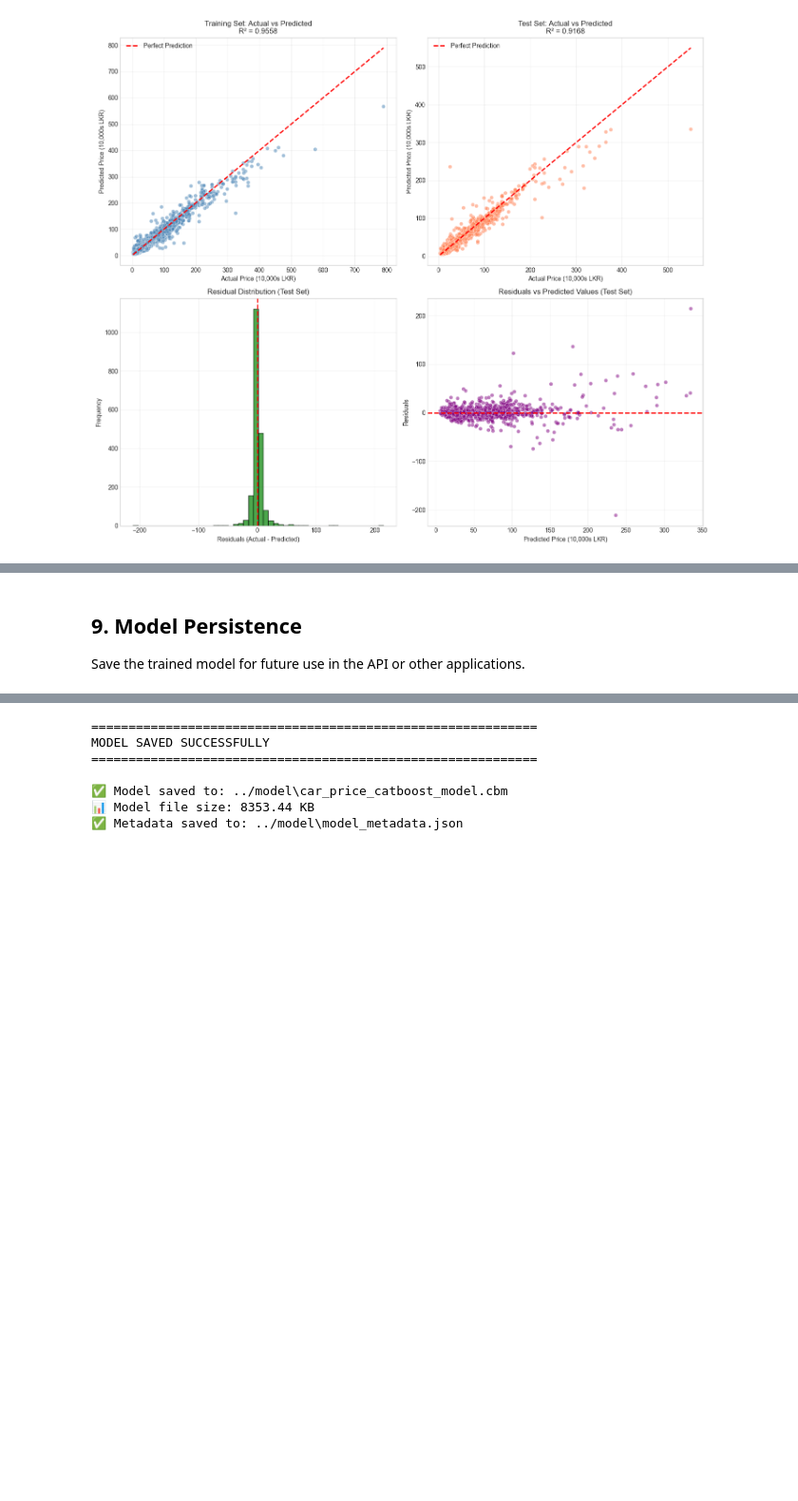
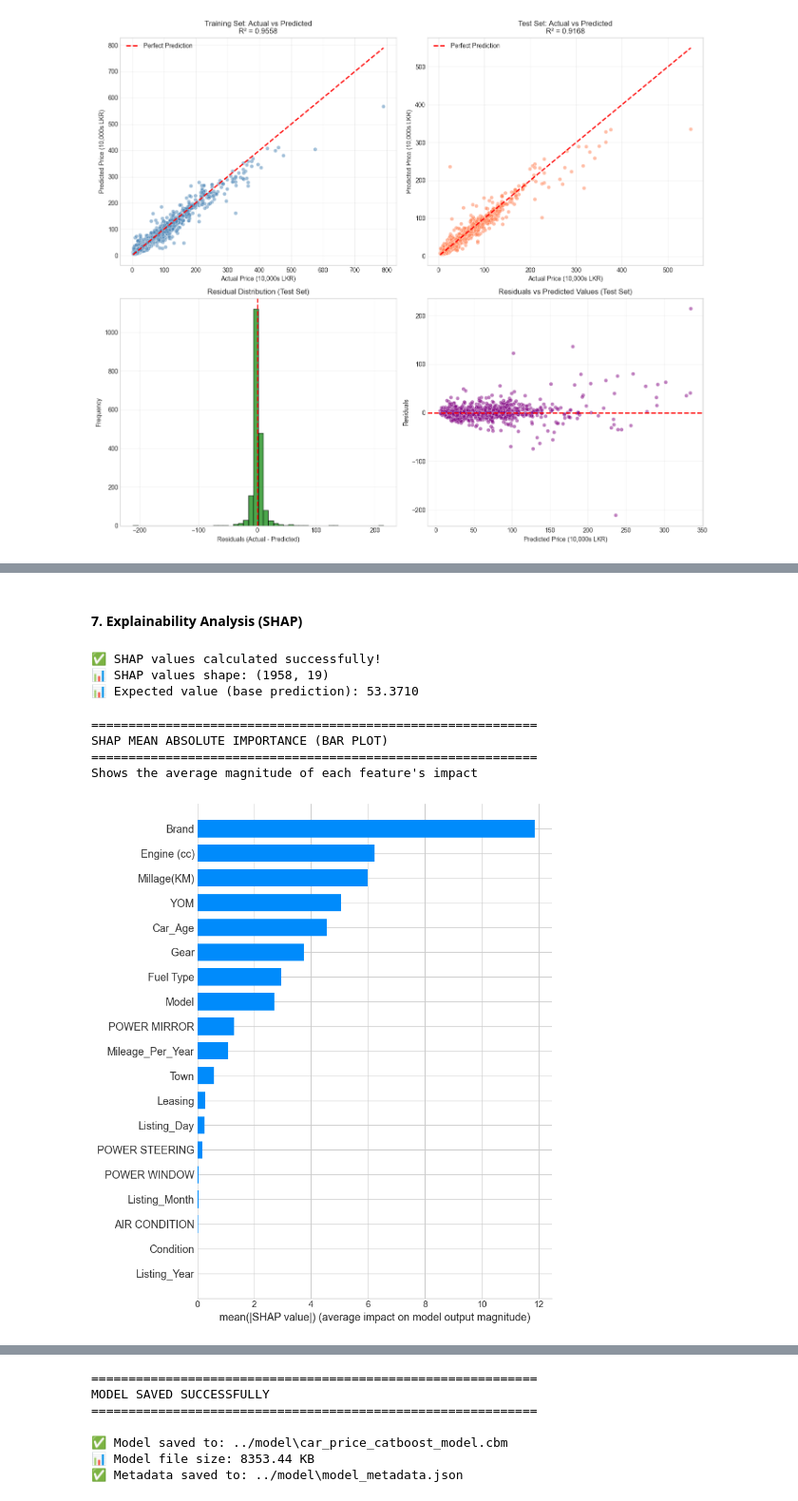
Before and after one commit to Dhammika-Mahendra/AutoMetric, a Jupyter notebook: scripts/notebook.ipynb, the cells around one changed output, grey strips where cells are left out. Shown at 95% size. Saved outputs shown, nothing was run; the diff lists cells and outputs as text; code cells hidden in the pictures; blank space fills up the shorter version.

Commit message:
add SHAP xAI

```diff
--- a/scripts/notebook.ipynb
+++ b/scripts/notebook.ipynb
@@ -159,14 +48,3 @@ df_processed = df.copy()
 categorical_cols = df_processed.select_dtypes(include=['object']).columns.tolist()
 numerical_cols = df_processed.select_dtypes(include=['int64', 'float64']).columns.tolist()
 numerical_cols.remove('Price')  # Remove target variable
-
-print("=" * 60)
-print("COLUMN CLASSIFICATION")
-print("=" * 60)
-print(f"\n📊 Categorical Columns ({len(categorical_cols)}):")
-for col in categorical_cols:
-    print(f"   • {col}: {df_processed[col].nunique()} unique values")
-
-print(f"\n📊 Numerical Columns ({len(numerical_cols)}):")
-for col in numerical_cols:
-    print(f"   • {col}: Range [{df_processed[col].min():.2f}, {df_processed[col].max():.2f}]")
@@ -666,4 +406,41 @@ FEATURE IMPORTANCE RANKING
-# %% [markdown]
-## 9. Model Persistence
-
-Save the trained model for future use in the API or other applications.
+# %% [markdown]
+#### 7. Explainability Analysis (SHAP)
+# %%
+# Get feature importances
+feature_importance = model.get_feature_importance()
+feature_names = X_train.columns.tolist()
+
+# Create DataFrame for better visualization
+importance_df = pd.DataFrame({
+    'Feature': feature_names,
+    'Importance': feature_importance
+}).sort_values('Importance', ascending=True)
+
+import shap
+
+# CatBoost has a built-in fast SHAP implementation via Pool objects
+# Calculate SHAP values for the test set
+explainer = shap.TreeExplainer(model)
+shap_values = explainer.shap_values(test_pool)
+
+print("✅ SHAP values calculated successfully!")
+print(f"📊 SHAP values shape: {shap_values.shape}")
+print(f"📊 Expected value (base prediction): {explainer.expected_value:.4f}")
+# %% [output]
+✅ SHAP values calculated successfully!
+📊 SHAP values shape: (1958, 19)
+📊 Expected value (base prediction): 53.3710
+# %%
+# 1. SHAP Bar Plot (Mean absolute SHAP values - global importance)
+print("=" * 60)
+print("SHAP MEAN ABSOLUTE IMPORTANCE (BAR PLOT)")
+print("=" * 60)
+print("Shows the average magnitude of each feature's impact\n")
+
+shap.summary_plot(shap_values, X_test, feature_names=feature_names, plot_type="bar", show=True)
+# %% [output]
+============================================================
+SHAP MEAN ABSOLUTE IMPORTANCE (BAR PLOT)
+============================================================
+Shows the average magnitude of each feature's impact
+[figure, added]
```
Also changed, not shown: parts of 24 cells of this notebook, 6 other files.
